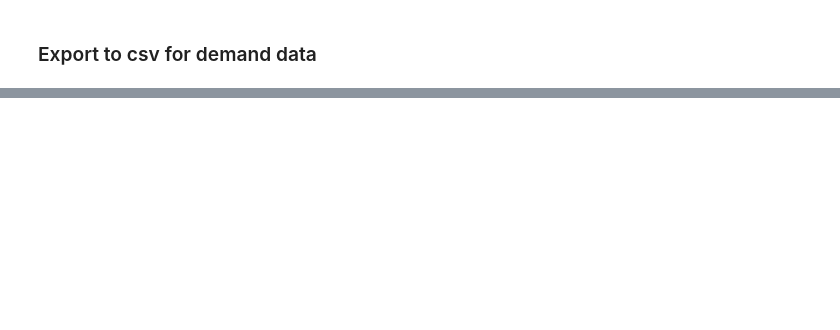
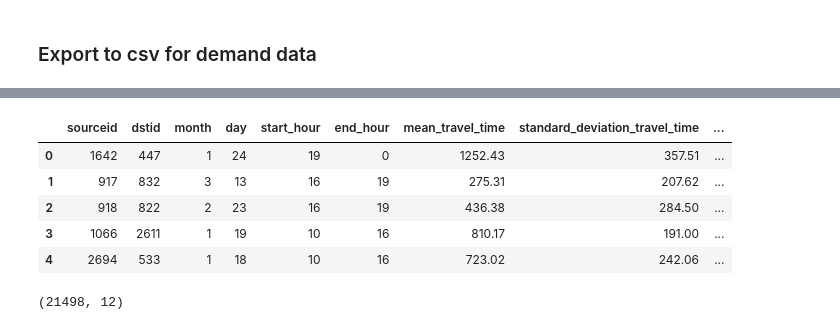
Before and after one commit to hcao2015/driver_schedule_optimization, a Jupyter notebook: Demand Analysis.ipynb, the cells around one changed output, grey strips where cells are left out. Cells and saved outputs as stored; diff of their text form; code cells hidden in the pictures; blank space fills up the shorter version.

Commit message:
Add data extract for uber movement

```diff
--- a/Demand Analysis.ipynb
+++ b/Demand Analysis.ipynb
@@ -152,0 +314,19 @@ demand_df.head(10)
+# %%
+uber_df = pd.read_csv("raw_data/san_francisco-censustracts-2020-1-All-DatesByHourBucketsAggregate.csv")
+uber_df.head()
+# %% [output]
+|  | sourceid | dstid | month | day | start_hour | end_hour | mean_travel_time | standard_deviation_travel_time | ... |
+| 0 | 1642 | 447 | 1 | 24 | 19 | 0 | 1252.43 | 357.51 | ... |
+| 1 | 917 | 832 | 3 | 13 | 16 | 19 | 275.31 | 207.62 | ... |
+| 2 | 918 | 822 | 2 | 23 | 16 | 19 | 436.38 | 284.50 | ... |
+| 3 | 1066 | 2611 | 1 | 19 | 10 | 16 | 810.17 | 191.00 | ... |
+| 4 | 2694 | 533 | 1 | 18 | 10 | 16 | 723.02 | 242.06 | ... |
+# %%
+uber_df["source_nhood"] = uber_df["sourceid"].apply(lambda x: taz_nhood_mapping.get(x))
+uber_df["dest_nhood"] = uber_df["dstid"].apply(lambda x: taz_nhood_mapping.get(x))
+uber_df = uber_df[(uber_df["source_nhood"] == uber_df["dest_nhood"])
+                                        & (uber_df["source_nhood"] != None)
+                                        & (uber_df["source_nhood"].isin(selected_nhoods))]
+uber_df.shape
+# %% [output]
+(21498, 12)
```
Also changed, not shown: parts of 16 cells of this notebook, 3 other files.
